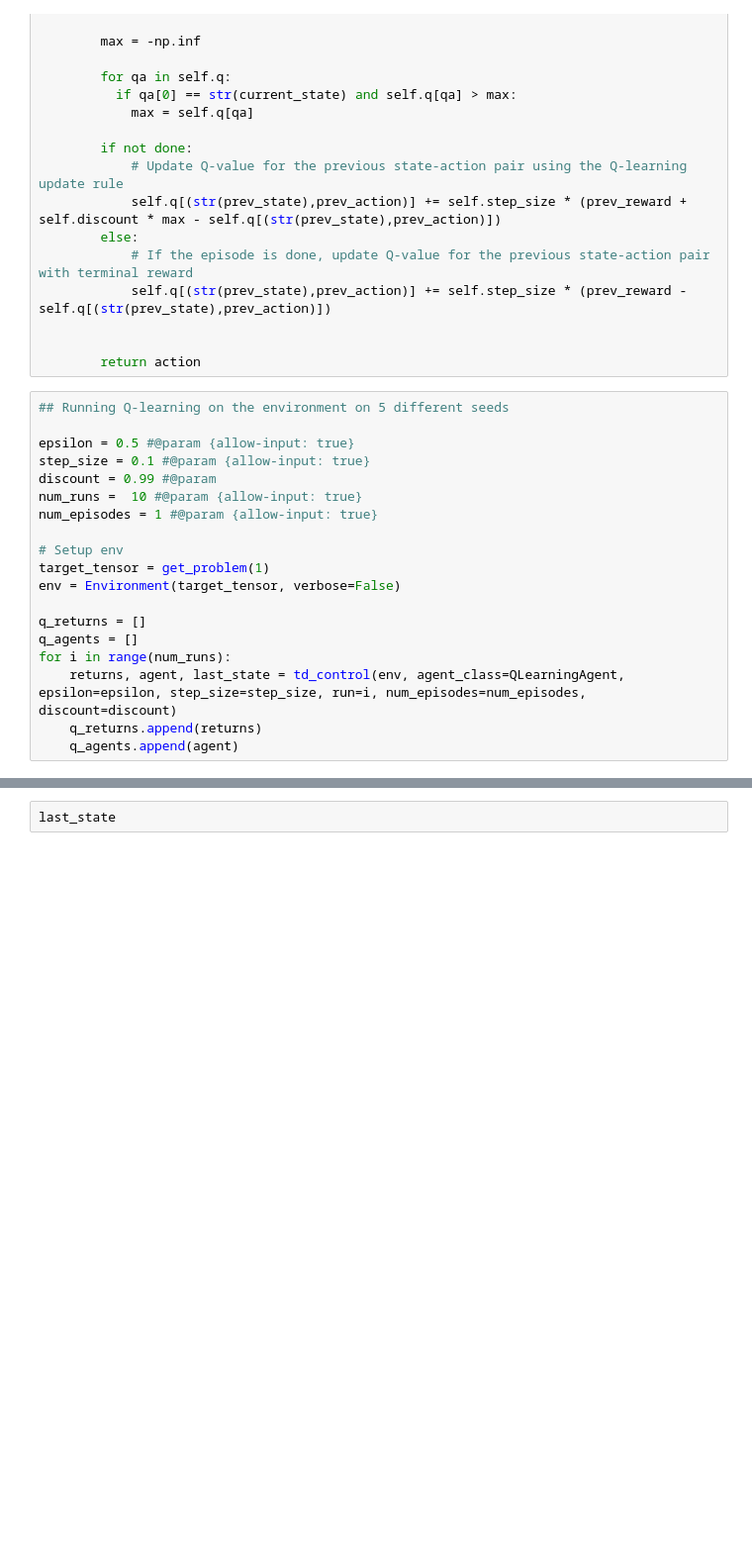
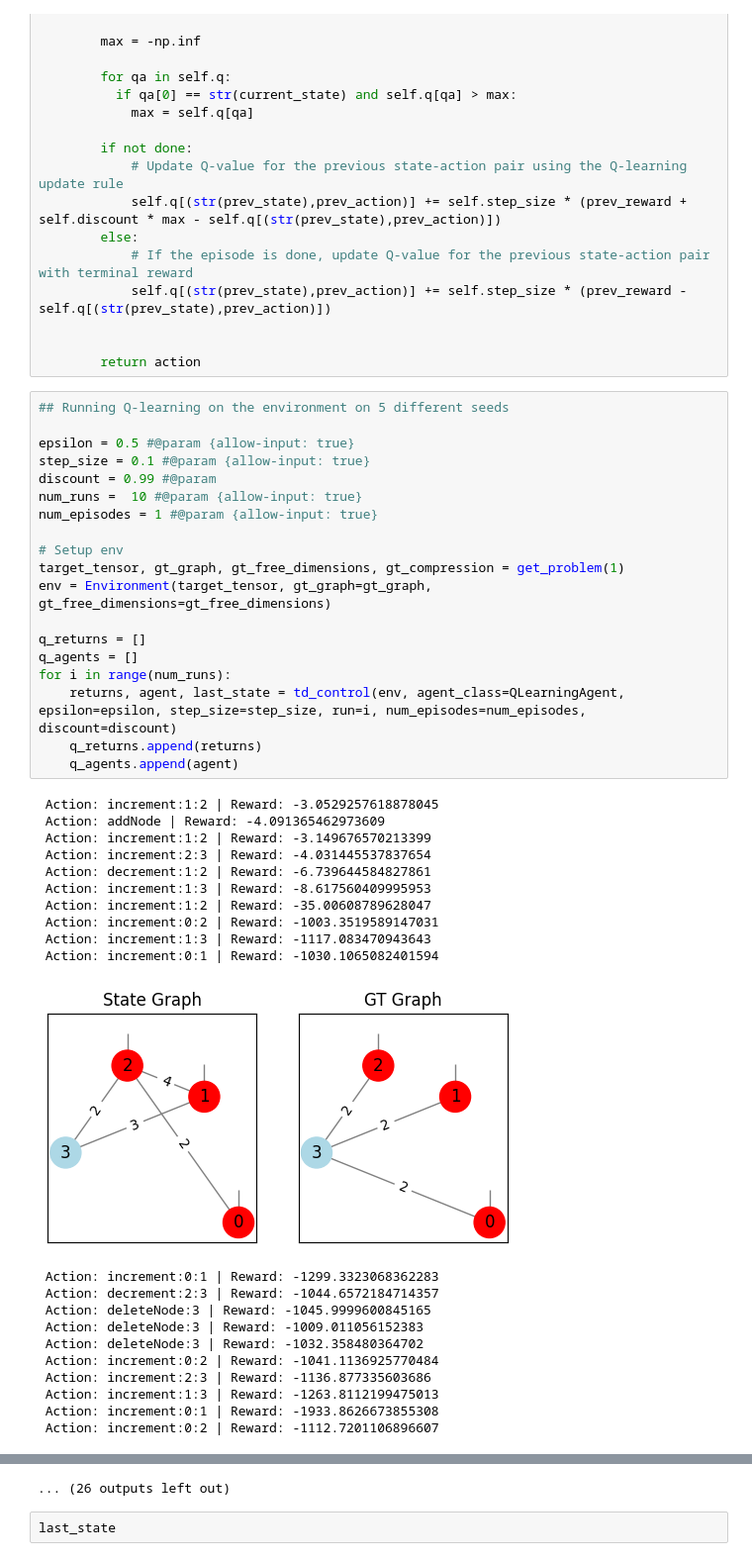
Before and after one commit to marawangamal/rltn, a Jupyter notebook: rl_tensor_networks.ipynb, the cells around one changed output, grey strips where cells are left out. Shown at 99% size. Drawn from its saved outputs; the diff is of its cells as text; blank space fills up the shorter version.

```diff
--- a/rl_tensor_networks.ipynb
+++ b/rl_tensor_networks.ipynb
@@ -1245,19 +1295,41 @@ class QLearningAgent(Agent):
 # %%
 ## Running Q-learning on the environment on 5 different seeds
 
 epsilon = 0.5 #@param {allow-input: true}
 step_size = 0.1 #@param {allow-input: true}
 discount = 0.99 #@param
 num_runs =  10 #@param {allow-input: true}
 num_episodes = 1 #@param {allow-input: true}
 
 # Setup env
-target_tensor = get_problem(1)
-env = Environment(target_tensor, verbose=False)
+target_tensor, gt_graph, gt_free_dimensions, gt_compression = get_problem(1)
+env = Environment(target_tensor, gt_graph=gt_graph, gt_free_dimensions=gt_free_dimensions)
 
 q_returns = []
 q_agents = []
 for i in range(num_runs):
     returns, agent, last_state = td_control(env, agent_class=QLearningAgent, epsilon=epsilon, step_size=step_size, run=i, num_episodes=num_episodes, discount=discount)
     q_returns.append(returns)
     q_agents.append(agent)
+# %% [output]
+ Action: increment:1:2 | Reward: -3.0529257618878045
+ Action: addNode | Reward: -4.091365462973609
+ Action: increment:1:2 | Reward: -3.149676570213399
+ Action: increment:2:3 | Reward: -4.031445537837654
+ Action: decrement:1:2 | Reward: -6.739644584827861
+ Action: increment:1:3 | Reward: -8.617560409995953
+ Action: increment:1:2 | Reward: -35.00608789628047
+ Action: increment:0:2 | Reward: -1003.3519589147031
+ Action: increment:1:3 | Reward: -1117.083470943643
+ Action: increment:0:1 | Reward: -1030.1065082401594
+[figure, added]
+ Action: increment:0:1 | Reward: -1299.3323068362283
+ Action: decrement:2:3 | Reward: -1044.6572184714357
+ Action: deleteNode:3 | Reward: -1045.9999600845165
+ Action: deleteNode:3 | Reward: -1009.011056152383
+ Action: deleteNode:3 | Reward: -1032.358480364702
+ Action: increment:0:2 | Reward: -1041.1136925770484
+ Action: increment:2:3 | Reward: -1136.877335603686
+ Action: increment:1:3 | Reward: -1263.8112199475013
+ Action: increment:0:1 | Reward: -1933.8626673855308
+ Action: increment:0:2 | Reward: -1112.7201106896607
@@ -1264,2 +1381,3 @@ for i in range(num_runs):
+... (26 outputs left out)
 # %%
 last_state
```
Also changed, not shown: parts of 17 cells of this notebook.
